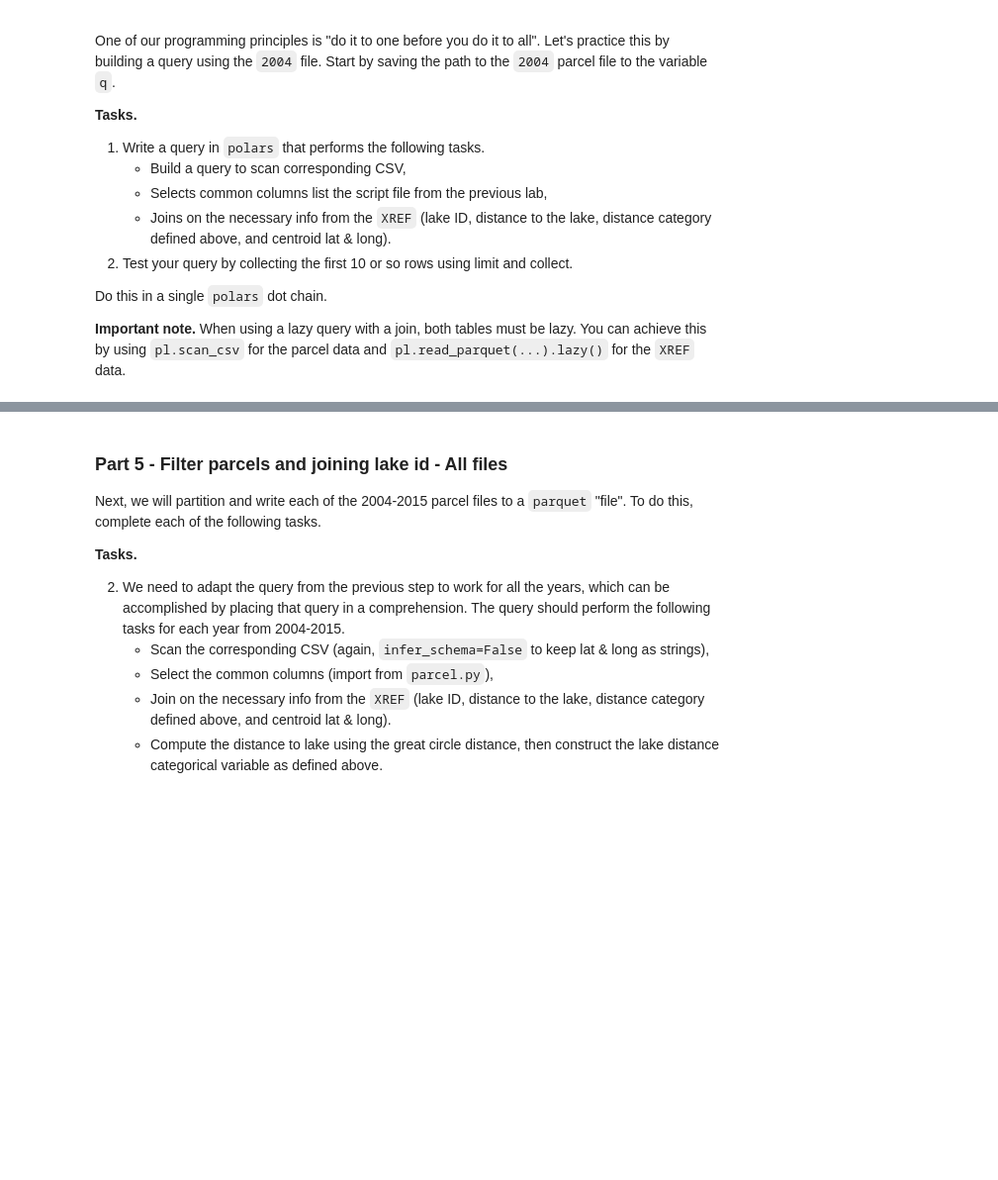
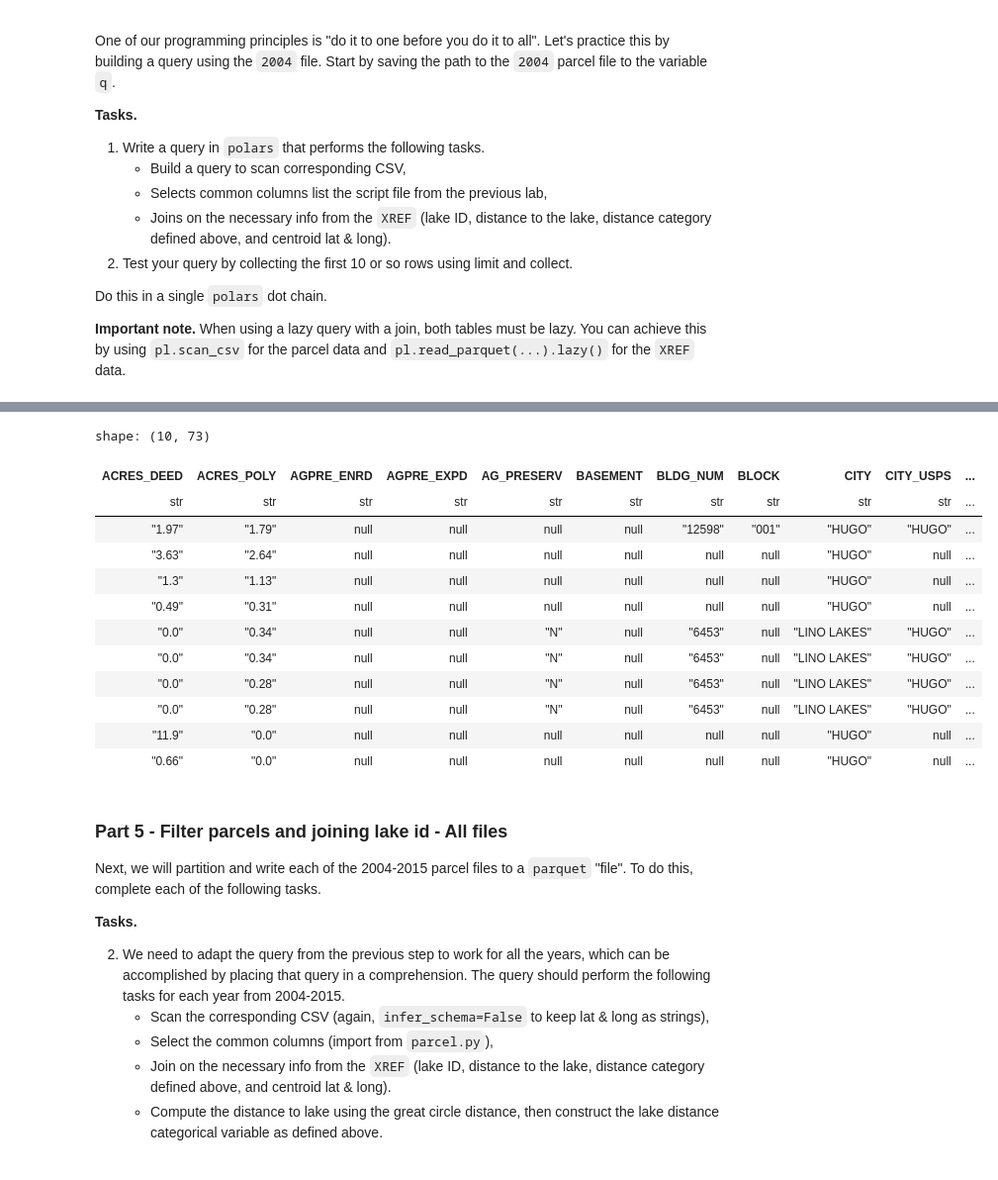
Before and after one commit to garettprestholdt/326_Final, a Jupyter notebook: Project_2_Lab_3_Creating_partitioned_parquet_files_V2.ipynb, the cells around one changed output, grey strips where cells are left out. Shown: that part at 99% size. Drawn from its saved outputs; the diff is of its cells as text; code cells hidden in the pictures; blank space fills up the shorter version.

```diff
--- a/Project_2_Lab_3_Creating_partitioned_parquet_files_V2.ipynb
+++ b/Project_2_Lab_3_Creating_partitioned_parquet_files_V2.ipynb
@@ -158,5 +176,31 @@ Do this in a single `polars` dot chain.
 # %%
-# Your polars query here
+(parcel_2004 :=
+ pl.scan_csv(
+    './data/raw_data/2004_metro_tax_parcels.txt',
+    separator='|',
+    infer_schema=False
+)
+.select(columns_to_keep)
+.join(
+    pl.scan_parquet('./data/xref_partitioned/**/*.parquet'),
+    on=['centroid_lat', 'centroid_long'],
+    how='inner'
+)
+).limit(10).collect()
+# %% [output]
+shape: (10, 73)
+| ACRES_DEED | ACRES_POLY | AGPRE_ENRD | AGPRE_EXPD | AG_PRESERV | BASEMENT | BLDG_NUM | BLOCK | CITY | CITY_USPS | ... |
+| str | str | str | str | str | str | str | str | str | str | ... |
+| "1.97" | "1.79" | null | null | null | null | "12598" | "001" | "HUGO" | "HUGO" | ... |
+| "3.63" | "2.64" | null | null | null | null | null | null | "HUGO" | null | ... |
+| "1.3" | "1.13" | null | null | null | null | null | null | "HUGO" | null | ... |
+| "0.49" | "0.31" | null | null | null | null | null | null | "HUGO" | null | ... |
+| "0.0" | "0.34" | null | null | "N" | null | "6453" | null | "LINO LAKES" | "HUGO" | ... |
+| "0.0" | "0.34" | null | null | "N" | null | "6453" | null | "LINO LAKES" | "HUGO" | ... |
+| "0.0" | "0.28" | null | null | "N" | null | "6453" | null | "LINO LAKES" | "HUGO" | ... |
+| "0.0" | "0.28" | null | null | "N" | null | "6453" | null | "LINO LAKES" | "HUGO" | ... |
+| "11.9" | "0.0" | null | null | null | null | null | null | "HUGO" | null | ... |
+| "0.66" | "0.0" | null | null | null | null | null | null | "HUGO" | null | ... |
 # %% [markdown]
 ### Part 5 - Filter parcels and joining lake id - All files
 
```
Also changed, not shown: parts of 11 cells of this notebook, 4 other files.
